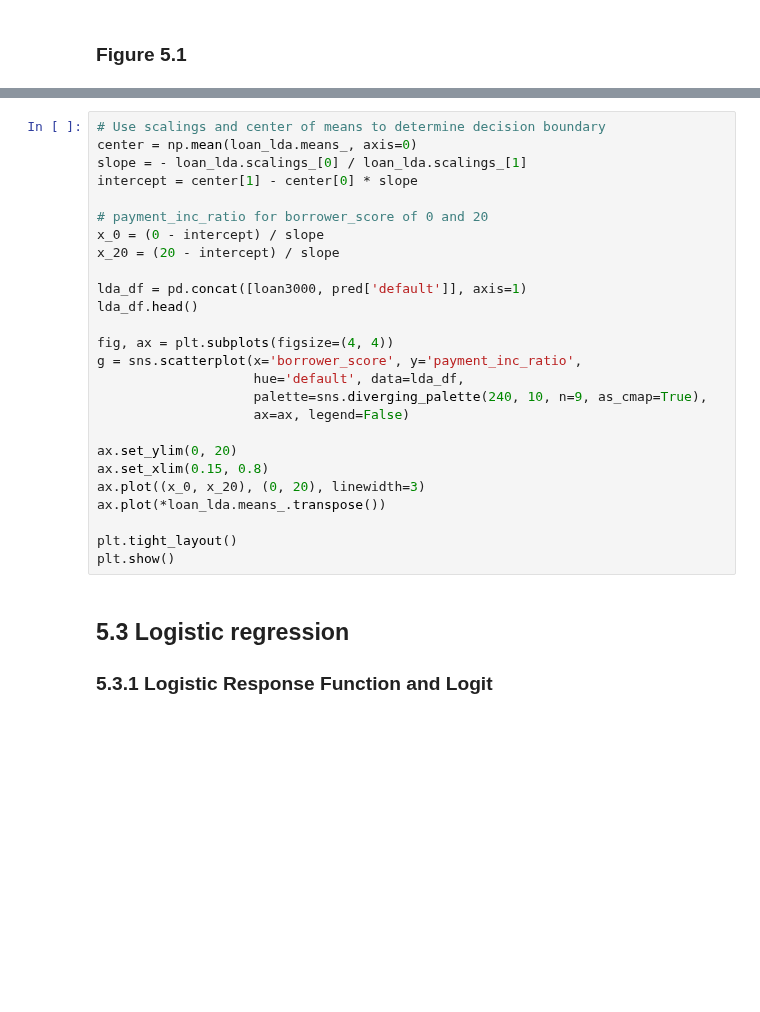
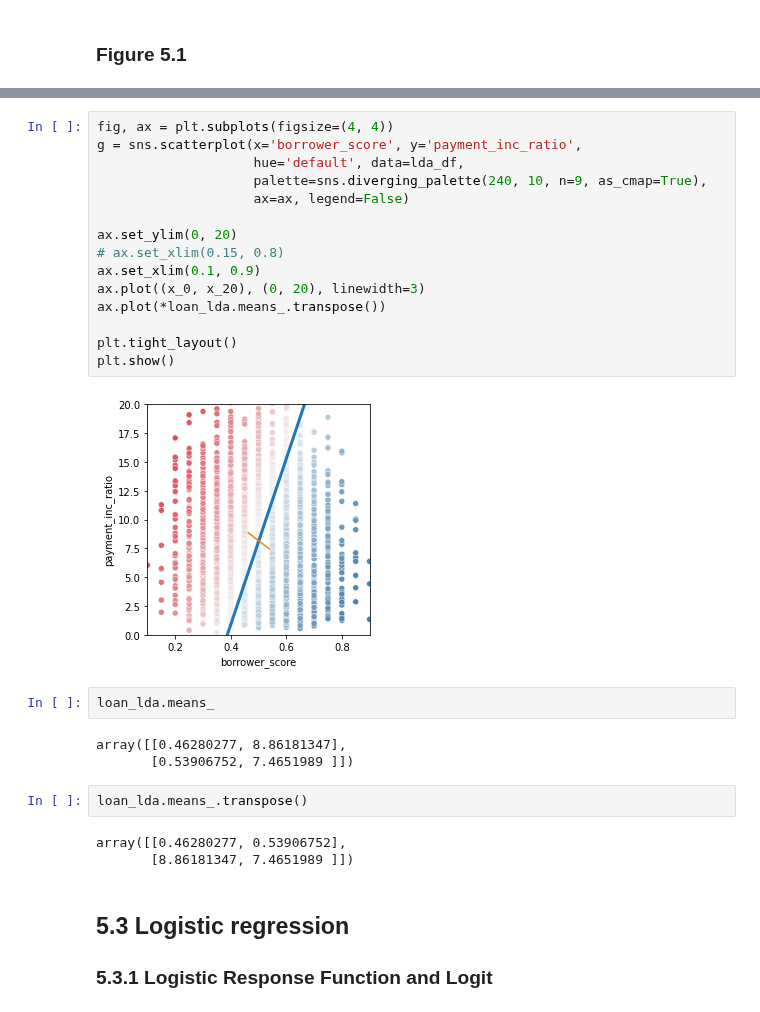
Before and after one commit to young-hwanlee/my-practical-statistics-for-data-scientists, a Jupyter notebook: Chapter_5_Classification.ipynb, the cells around one changed output, grey strips where cells are left out. Cells and saved outputs as stored; diff of their text form; blank space fills up the shorter version.

```diff
--- a/Chapter_5_Classification.ipynb
+++ b/Chapter_5_Classification.ipynb
@@ -227,29 +313,30 @@ print(pred.head())
 # %%
-# Use scalings and center of means to determine decision boundary
-center = np.mean(loan_lda.means_, axis=0)
-slope = - loan_lda.scalings_[0] / loan_lda.scalings_[1]
-intercept = center[1] - center[0] * slope
-
-# payment_inc_ratio for borrower_score of 0 and 20
-x_0 = (0 - intercept) / slope
-x_20 = (20 - intercept) / slope
-
-lda_df = pd.concat([loan3000, pred['default']], axis=1)
-lda_df.head()
-
 fig, ax = plt.subplots(figsize=(4, 4))
 g = sns.scatterplot(x='borrower_score', y='payment_inc_ratio',
                     hue='default', data=lda_df,
                     palette=sns.diverging_palette(240, 10, n=9, as_cmap=True),
                     ax=ax, legend=False)
 
 ax.set_ylim(0, 20)
-ax.set_xlim(0.15, 0.8)
+# ax.set_xlim(0.15, 0.8)
+ax.set_xlim(0.1, 0.9)
 ax.plot((x_0, x_20), (0, 20), linewidth=3)
 ax.plot(*loan_lda.means_.transpose())
 
 plt.tight_layout()
 plt.show()
+# %% [output]
+[figure, added]
+# %%
+loan_lda.means_
+# %% [output]
+array([[0.46280277, 8.86181347],
+       [0.53906752, 7.4651989 ]])
+# %%
+loan_lda.means_.transpose()
+# %% [output]
+array([[0.46280277, 0.53906752],
+       [8.86181347, 7.4651989 ]])
 # %% [markdown]
 ## **5.3 Logistic regression**
 ### **5.3.1 Logistic Response Function and Logit**
```
Also changed, not shown: parts of 14 cells of this notebook.
